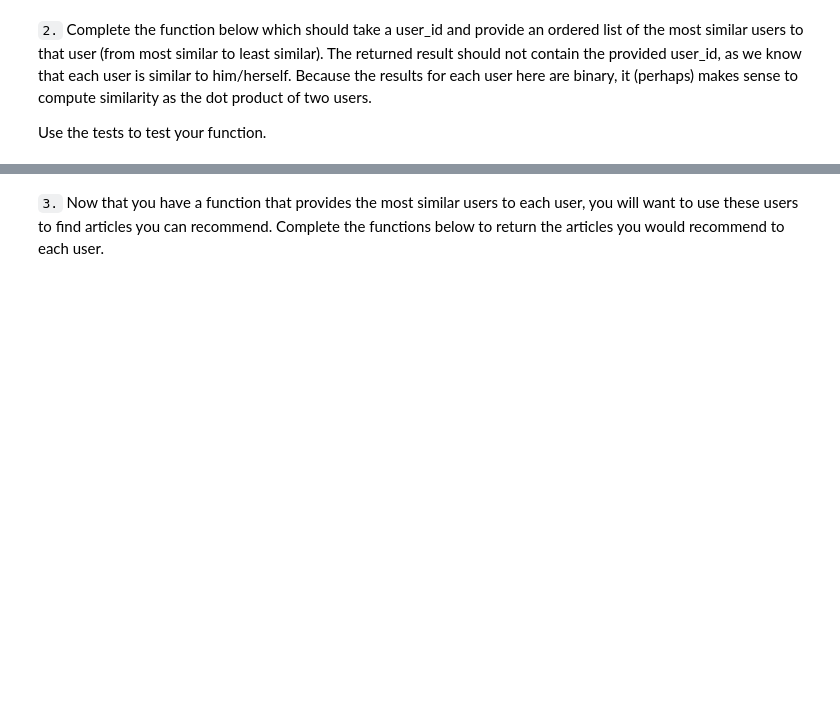
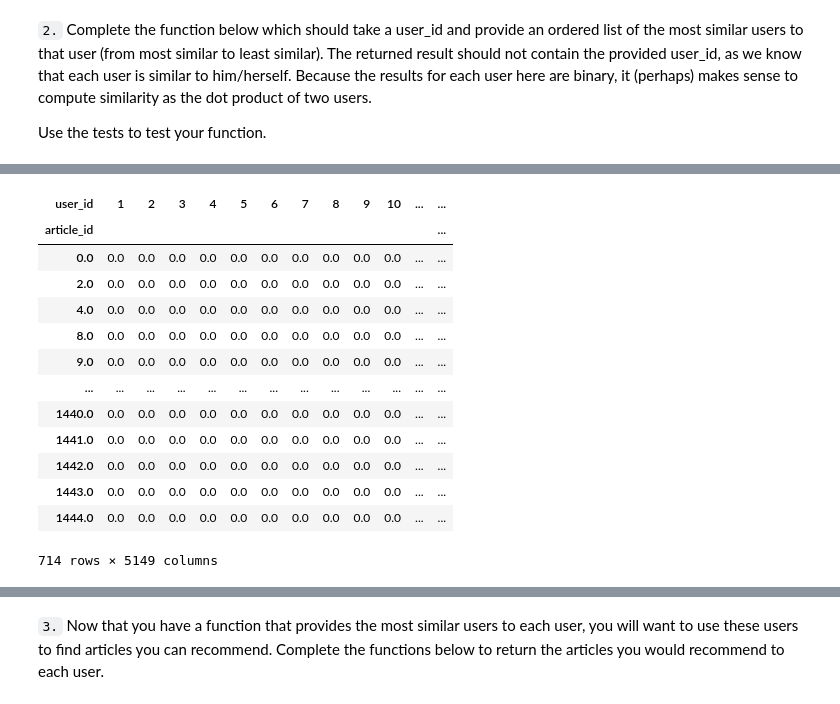
Before and after one commit to GregoryMarchesan/ibm-recomendations, a Jupyter notebook: Recommendations_with_IBM.ipynb, the cells around one changed output, grey strips where cells are left out. Cells and saved outputs as stored; diff of their text form; code cells hidden in the pictures; blank space fills up the shorter version.

Commit message:
feat: inserted similarity calculation among users

```diff
--- a/Recommendations_with_IBM.ipynb
+++ b/Recommendations_with_IBM.ipynb
@@ -364,7 +387,14 @@ def create_user_item_matrix(df):
     '''
     # Fill in the function here
 
-    return user_item # return the user_item matrix
+    # Create user-by-item matrix
+    user_items = df[['user_id', 'article_id', 'title']].copy()
+    user_items['user_interaction'] = 1
+    user_by_article = user_items.groupby(['user_id', 'article_id'])['user_interaction'].max().unstack()
+    user_by_article.fillna(0, inplace=True)
+    # user_by_article.head()
+
+    return user_by_article # return the user_item matrix
 
 user_item = create_user_item_matrix(df)
 # %%
@@ -380,3 +440,20 @@ Use the tests to test your function.
+# %%
+user_item.transpose()
+# %% [output]
+| user_id | 1 | 2 | 3 | 4 | 5 | 6 | 7 | 8 | 9 | 10 | ... | ... |
+| article_id |  |  |  |  |  |  |  |  |  |  |  | ... |
+| 0.0 | 0.0 | 0.0 | 0.0 | 0.0 | 0.0 | 0.0 | 0.0 | 0.0 | 0.0 | 0.0 | ... | ... |
+| 2.0 | 0.0 | 0.0 | 0.0 | 0.0 | 0.0 | 0.0 | 0.0 | 0.0 | 0.0 | 0.0 | ... | ... |
+| 4.0 | 0.0 | 0.0 | 0.0 | 0.0 | 0.0 | 0.0 | 0.0 | 0.0 | 0.0 | 0.0 | ... | ... |
+| 8.0 | 0.0 | 0.0 | 0.0 | 0.0 | 0.0 | 0.0 | 0.0 | 0.0 | 0.0 | 0.0 | ... | ... |
+| 9.0 | 0.0 | 0.0 | 0.0 | 0.0 | 0.0 | 0.0 | 0.0 | 0.0 | 0.0 | 0.0 | ... | ... |
+| ... | ... | ... | ... | ... | ... | ... | ... | ... | ... | ... | ... | ... |
+| 1440.0 | 0.0 | 0.0 | 0.0 | 0.0 | 0.0 | 0.0 | 0.0 | 0.0 | 0.0 | 0.0 | ... | ... |
+| 1441.0 | 0.0 | 0.0 | 0.0 | 0.0 | 0.0 | 0.0 | 0.0 | 0.0 | 0.0 | 0.0 | ... | ... |
+| 1442.0 | 0.0 | 0.0 | 0.0 | 0.0 | 0.0 | 0.0 | 0.0 | 0.0 | 0.0 | 0.0 | ... | ... |
+| 1443.0 | 0.0 | 0.0 | 0.0 | 0.0 | 0.0 | 0.0 | 0.0 | 0.0 | 0.0 | 0.0 | ... | ... |
+| 1444.0 | 0.0 | 0.0 | 0.0 | 0.0 | 0.0 | 0.0 | 0.0 | 0.0 | 0.0 | 0.0 | ... | ... |
+714 rows × 5149 columns
 # %%
 def find_similar_users(user_id, user_item=user_item):
     '''
```
Also changed, not shown: parts of 8 cells of this notebook.
